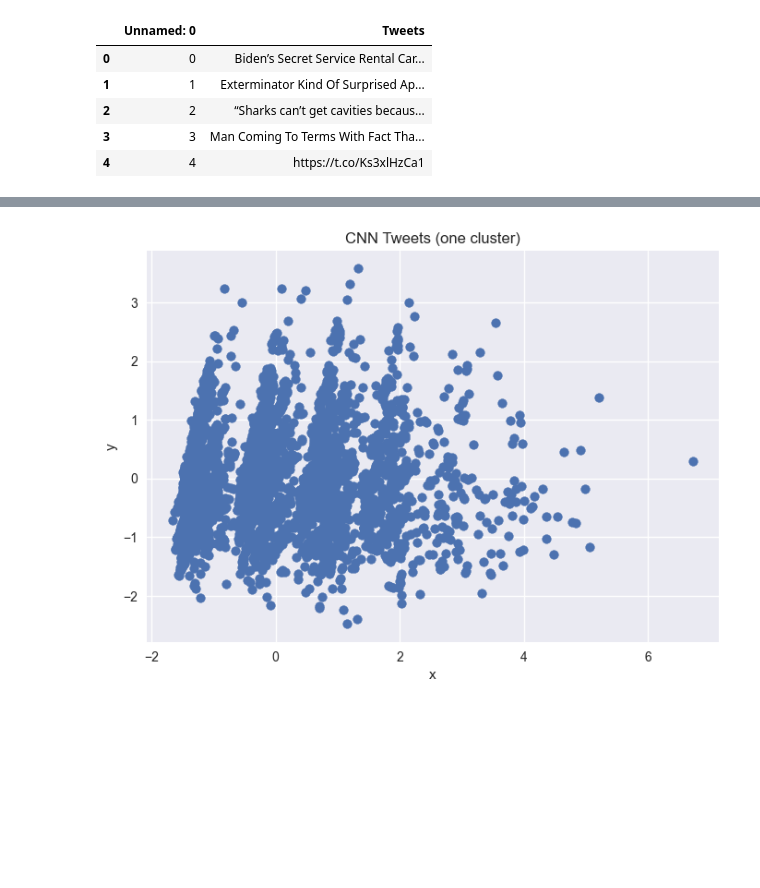
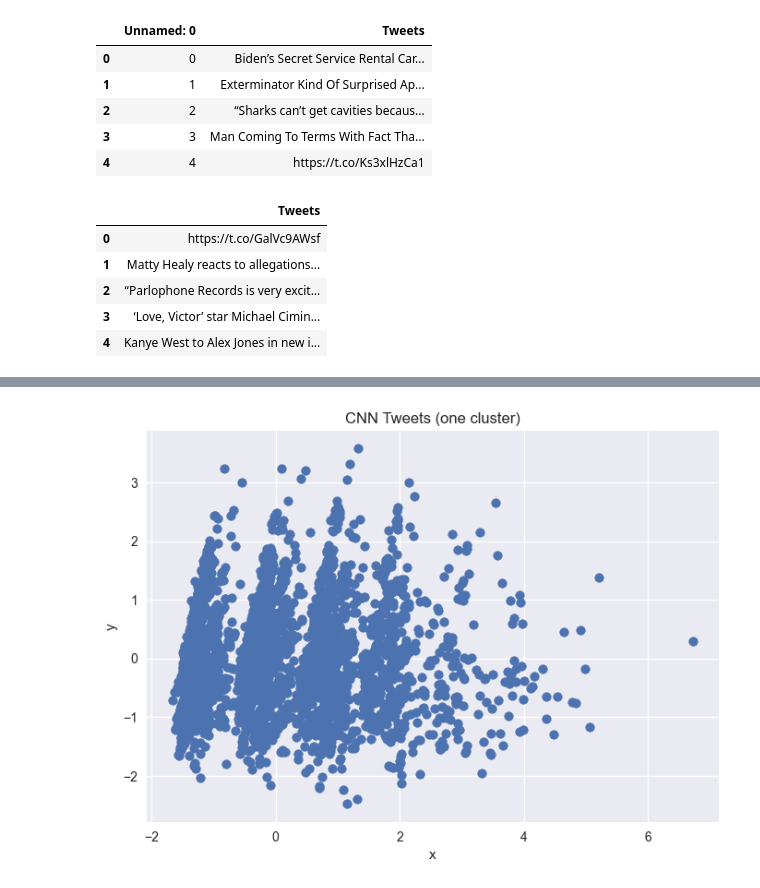
Before and after one commit to lucashawranke/sarcasm-scanner, a Jupyter notebook: model.ipynb, the cells around one changed output, grey strips where cells are left out. Cells and saved outputs as stored; diff of their text form; code cells hidden in the pictures; blank space fills up the shorter version.

Commit message:
adding two new sources of data

```diff
--- a/model.ipynb
+++ b/model.ipynb
@@ -105,0 +79,5 @@ onion_tweets.head()
+# %%
+for i,tweet in enumerate(sntwitter.TwitterSearchScraper('from:clickhole').get_items()):
+    if i>5000:
+        break
+    tweets3.append([tweet.content])
@@ -105,0 +86,18 @@ onion_tweets.head()
+# %%
+tweets4 = []
+# %%
+for i,tweet in enumerate(sntwitter.TwitterSearchScraper('from:popcrave').get_items()):
+    if i>5000:
+        break
+    tweets4.append([tweet.content])
+# %%
+pc_tweets = pd.DataFrame(tweets4, columns=["Tweets"])
+# %%
+pc_tweets.head()
+# %% [output]
+|  | Tweets |
+| 0 | https://t.co/GalVc9AWsf |
+| 1 | Matty Healy reacts to allegations... |
+| 2 | “Parlophone Records is very excit... |
+| 3 | ‘Love, Victor’ star Michael Cimin... |
+| 4 | Kanye West to Alex Jones in new i... |
```
Also changed, not shown: parts of 13 cells of this notebook.
